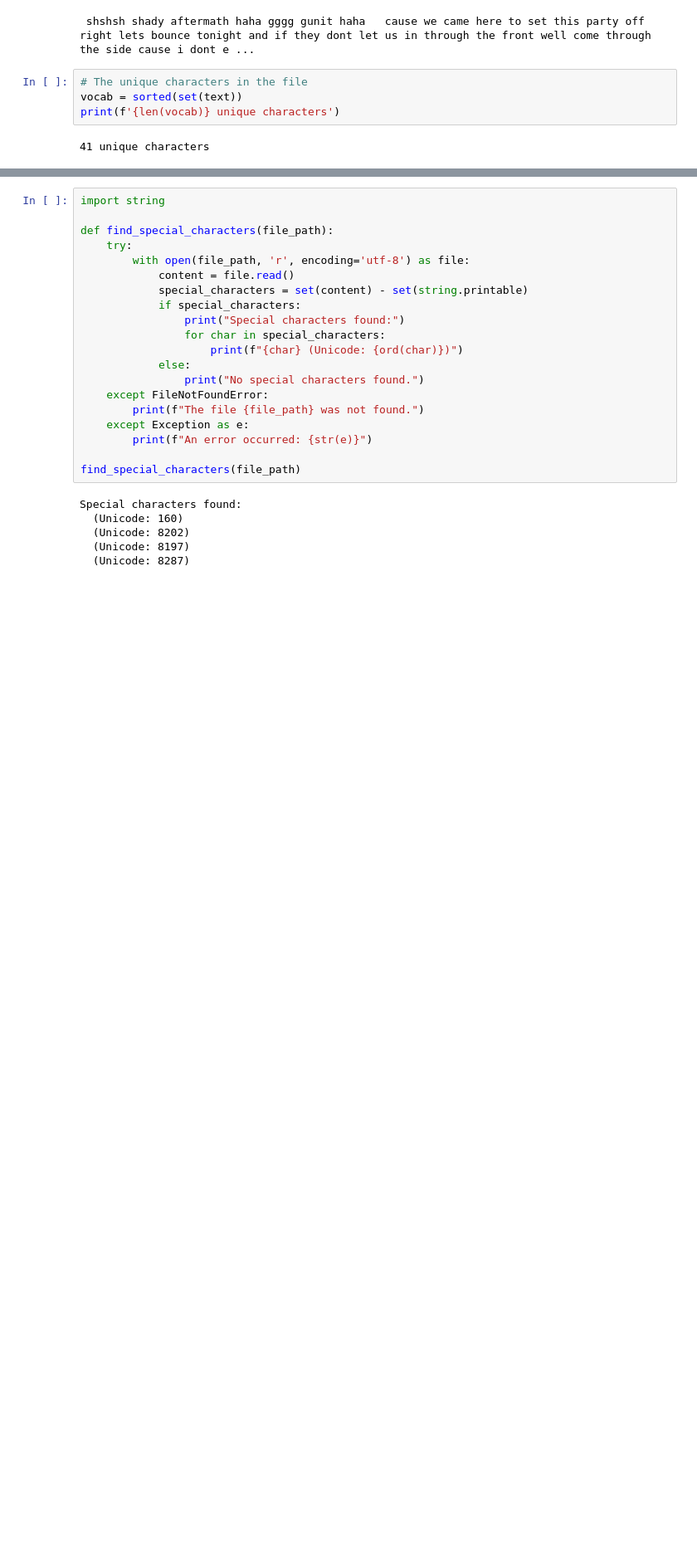
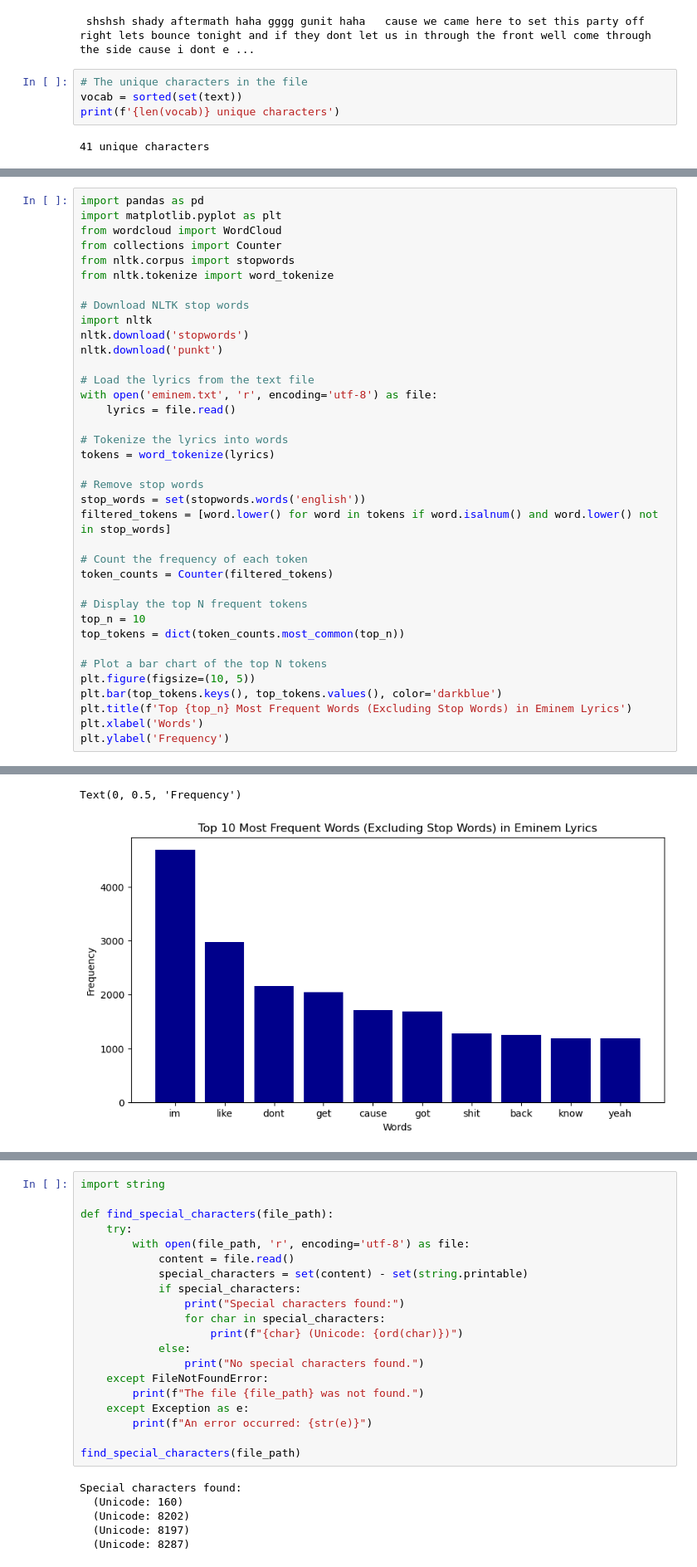
Before and after one commit to shnkreddy98/AILyricsGenerator, a Jupyter notebook: Proj.ipynb, the cells around one changed output, grey strips where cells are left out. Shown at 83% size. Cells and saved outputs as stored; diff of their text form; blank space fills up the shorter version.

```diff
--- a/Model_0.ipynb
+++ b/Proj.ipynb
@@ -66,0 +152,38 @@ print(f'{len(vocab)} unique characters')
+# %%
+import pandas as pd
+import matplotlib.pyplot as plt
+from wordcloud import WordCloud
+from collections import Counter
+from nltk.corpus import stopwords
+from nltk.tokenize import word_tokenize
+
+# Download NLTK stop words
+import nltk
+nltk.download('stopwords')
+nltk.download('punkt')
+
+# Load the lyrics from the text file
+with open('eminem.txt', 'r', encoding='utf-8') as file:
+    lyrics = file.read()
+
+# Tokenize the lyrics into words
+tokens = word_tokenize(lyrics)
+
+# Remove stop words
+stop_words = set(stopwords.words('english'))
+filtered_tokens = [word.lower() for word in tokens if word.isalnum() and word.lower() not in stop_words]
+
+# Count the frequency of each token
+token_counts = Counter(filtered_tokens)
+
+# Display the top N frequent tokens
+top_n = 10
+top_tokens = dict(token_counts.most_common(top_n))
+
+# Plot a bar chart of the top N tokens
+plt.figure(figsize=(10, 5))
+plt.bar(top_tokens.keys(), top_tokens.values(), color='darkblue')
+plt.title(f'Top {top_n} Most Frequent Words (Excluding Stop Words) in Eminem Lyrics')
+plt.xlabel('Words')
+plt.ylabel('Frequency')
+# %% [output]
@@ -66,0 +196,2 @@ print(f'{len(vocab)} unique characters')
+Text(0, 0.5, 'Frequency')
+[figure, added]
```
Also changed, not shown: parts of 20 cells of this notebook, 4 other files.
